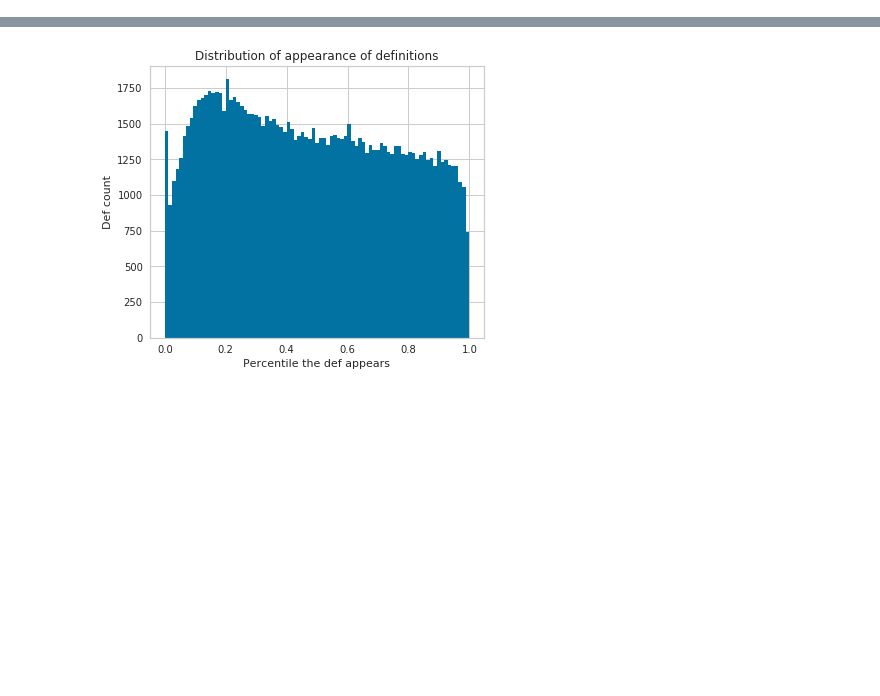
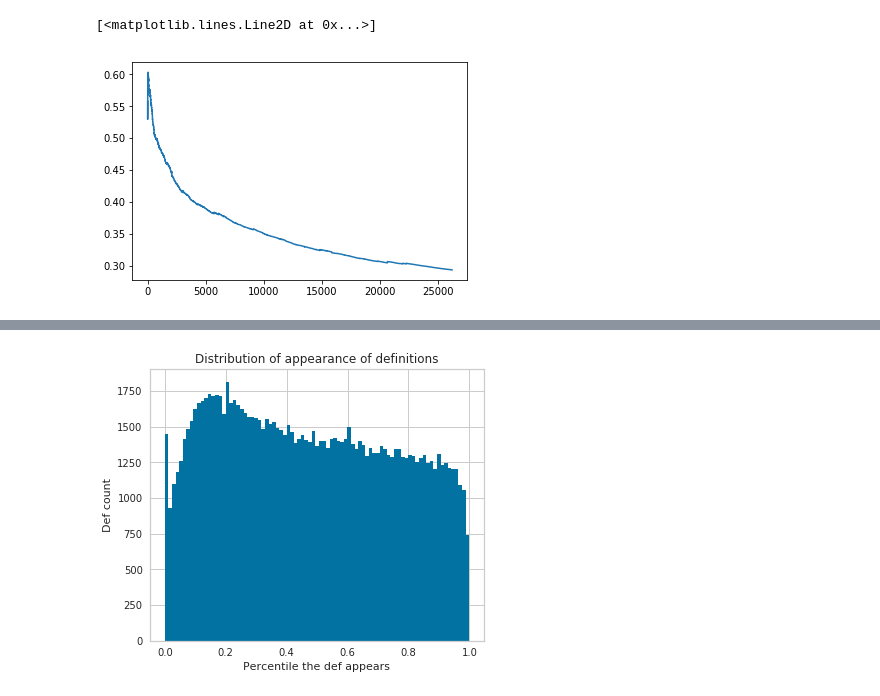
Before and after one commit to lab156/arxivDownload, a Jupyter notebook: Visualization of definitions.ipynb, the cells around one changed output, grey strips where cells are left out. Cells and saved outputs as stored; diff of their text form; code cells hidden in the pictures; blank space fills up the shorter version.

```diff
--- a/Visualization of definitions.ipynb
+++ b/Visualization of definitions.ipynb
@@ -37,3 +72,8 @@ plt.legend()
+# %%
+plt.plot(rep_ratio)
+# %% [output]
+[<matplotlib.lines.Line2D at 0x...>]
+[figure, added]
 # %%
 perc = []
 for art in ag.iter(tag='article'):
```
Also changed, not shown: parts of 8 cells of this notebook, 2 other files.
